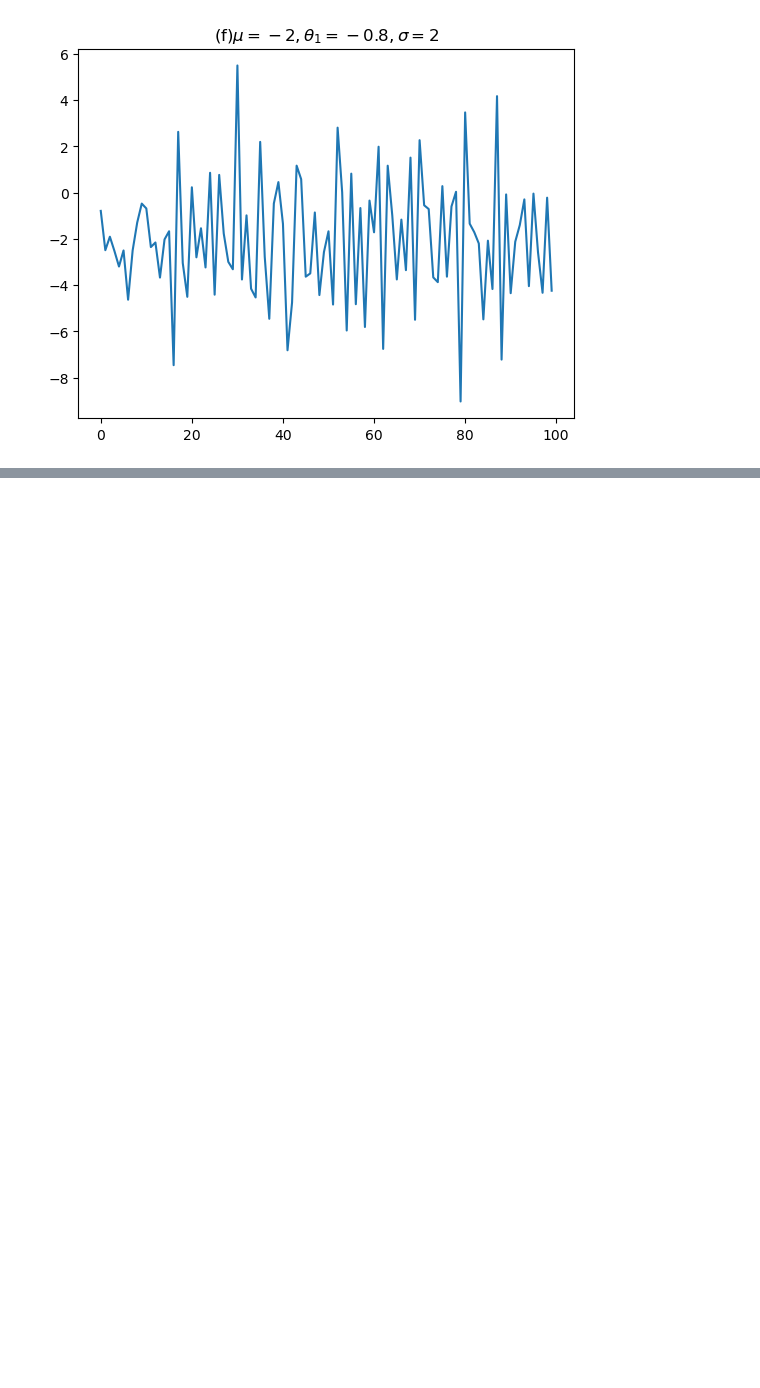
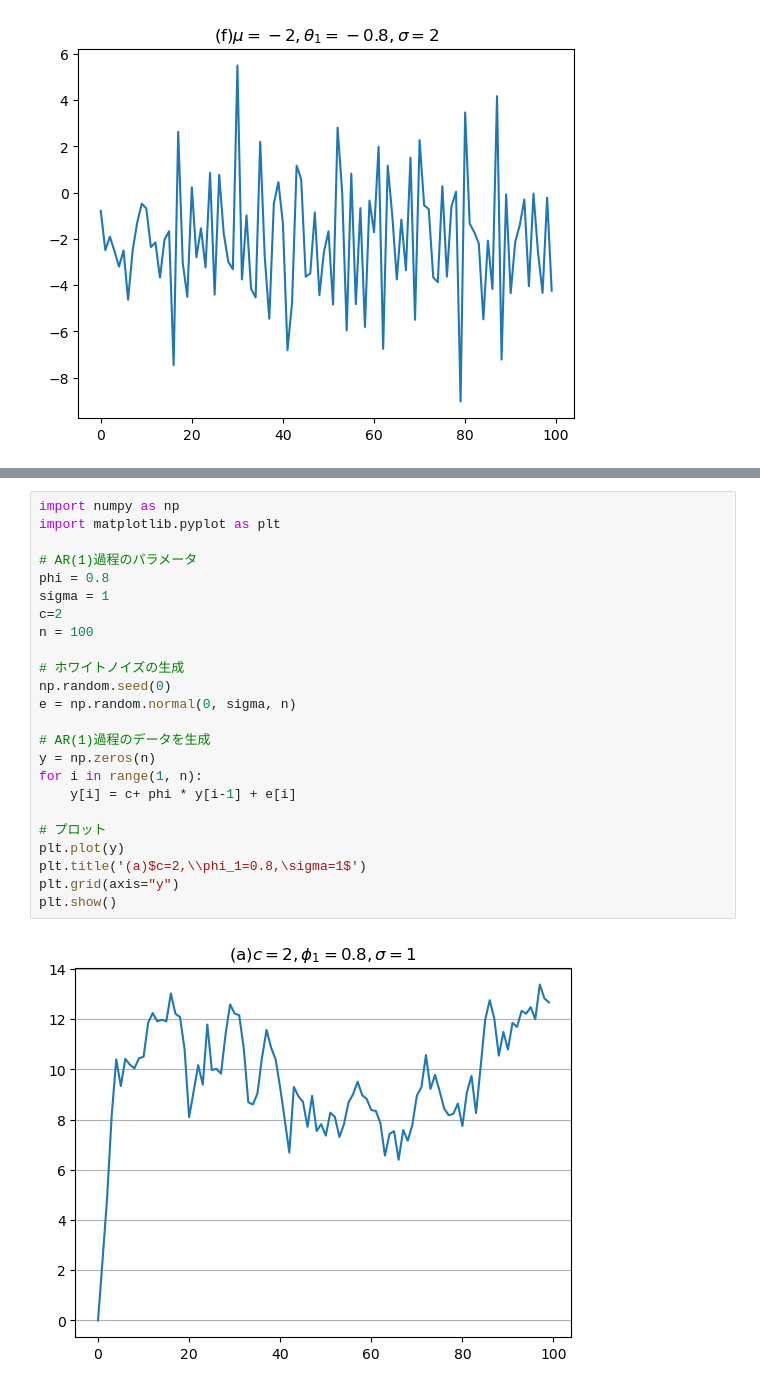
Before and after one commit to LABO-M/time-series-analysis, a Jupyter notebook: chap2.ipynb, the cells around one changed output, grey strips where cells are left out. Saved outputs shown, nothing was run; the diff lists cells and outputs as text; blank space fills up the shorter version.

```diff
--- a/chap2.ipynb
+++ b/chap2.ipynb
@@ -99,0 +149,26 @@ plt.show() #　塗りつぶされた領域は採択領域
+# %%
+import numpy as np
+import matplotlib.pyplot as plt
+
+# AR(1)過程のパラメータ
+phi = 0.8
+sigma = 1
+c=2
+n = 100
+
+# ホワイトノイズの生成
+np.random.seed(0)
+e = np.random.normal(0, sigma, n)
+
+# AR(1)過程のデータを生成
+y = np.zeros(n)
+for i in range(1, n):
+    y[i] = c+ phi * y[i-1] + e[i]
+
+# プロット
+plt.plot(y)
+plt.title('(a)$c=2,\\phi_1=0.8,\sigma=1$')
+plt.grid(axis="y")
+plt.show()
+# %% [output]
+[figure, added]
```
Also changed, not shown: parts of 22 cells of this notebook.
